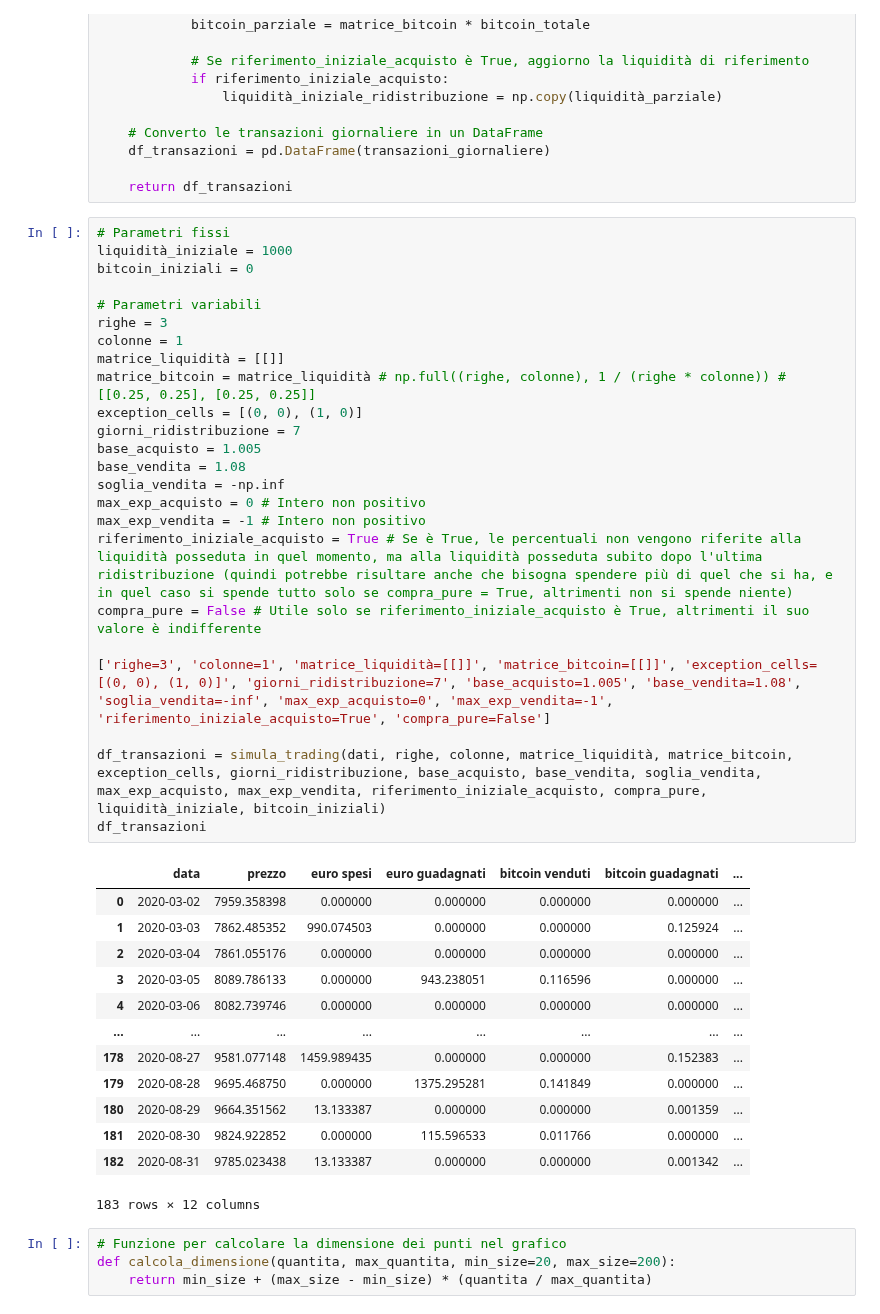
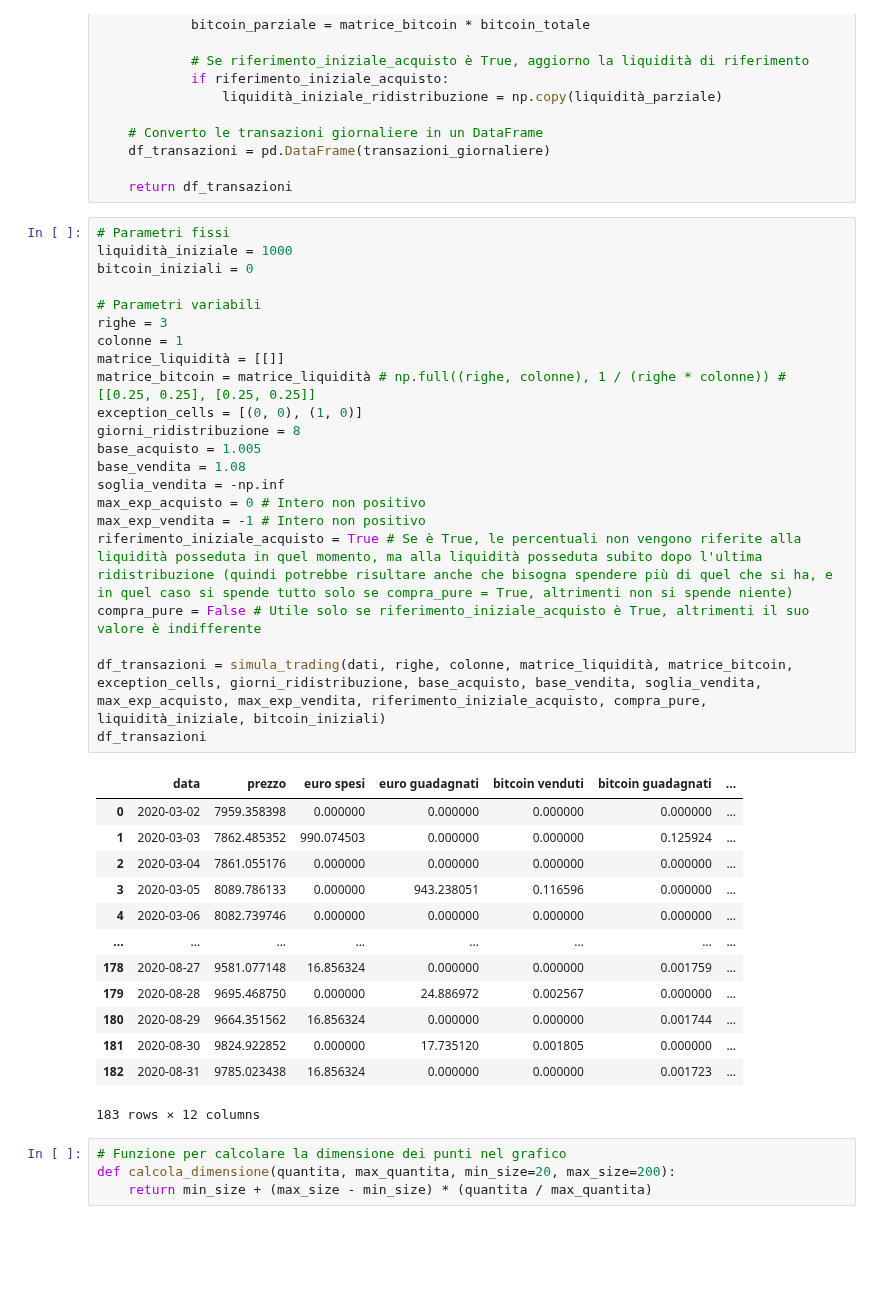
Before and after one commit to AleImbri/Crypto-strategies-simulations, a Jupyter notebook: Trading a potenze con matrice.ipynb, the cells around one changed output. Cells and saved outputs as stored; diff of their text form; blank space fills up the shorter version.

```diff
--- a/Trading a potenze con matrice.ipynb
+++ b/Trading a potenze con matrice.ipynb
@@ -242,40 +297,38 @@ def simula_trading(dati, righe, colonne, matrice_liquidità, matrice_bitcoin, ex
 # %%
 # Parametri fissi
 liquidità_iniziale = 1000
 bitcoin_iniziali = 0
 
 # Parametri variabili
 righe = 3
 colonne = 1
 matrice_liquidità = [[]]
 matrice_bitcoin = matrice_liquidità # np.full((righe, colonne), 1 / (righe * colonne)) # [[0.25, 0.25], [0.25, 0.25]]
 exception_cells = [(0, 0), (1, 0)]
-giorni_ridistribuzione = 7
+giorni_ridistribuzione = 8
 base_acquisto = 1.005
 base_vendita = 1.08
 soglia_vendita = -np.inf
 max_exp_acquisto = 0 # Intero non positivo
 max_exp_vendita = -1 # Intero non positivo
 riferimento_iniziale_acquisto = True # Se è True, le percentuali non vengono riferite alla liquidità posseduta in quel momento, ma alla liquidità posseduta subito dopo l'ultima ridistribuzione (quindi potrebbe risultare anche che bisogna spendere più di quel che si ha, e in quel caso si spende tutto solo se compra_pure = True, altrimenti non si spende niente)
 compra_pure = False # Utile solo se riferimento_iniziale_acquisto è True, altrimenti il suo valore è indifferente
 
-['righe=3', 'colonne=1', 'matrice_liquidità=[[]]', 'matrice_bitcoin=[[]]', 'exception_cells=[(0, 0), (1, 0)]', 'giorni_ridistribuzione=7', 'base_acquisto=1.005', 'base_vendita=1.08', 'soglia_vendita=-inf', 'max_exp_acquisto=0', 'max_exp_vendita=-1', 'riferimento_iniziale_acquisto=True', 'compra_pure=False']
-
 df_transazioni = simula_trading(dati, righe, colonne, matrice_liquidità, matrice_bitcoin, exception_cells, giorni_ridistribuzione, base_acquisto, base_vendita, soglia_vendita, max_exp_acquisto, max_exp_vendita, riferimento_iniziale_acquisto, compra_pure, liquidità_iniziale, bitcoin_iniziali)
 df_transazioni
 # %% [output]
 |  | data | prezzo | euro spesi | euro guadagnati | bitcoin venduti | bitcoin guadagnati | ... |
 | 0 | 2020-03-02 | 7959.358398 | 0.000000 | 0.000000 | 0.000000 | 0.000000 | ... |
 | 1 | 2020-03-03 | 7862.485352 | 990.074503 | 0.000000 | 0.000000 | 0.125924 | ... |
 | 2 | 2020-03-04 | 7861.055176 | 0.000000 | 0.000000 | 0.000000 | 0.000000 | ... |
 | 3 | 2020-03-05 | 8089.786133 | 0.000000 | 943.238051 | 0.116596 | 0.000000 | ... |
 | 4 | 2020-03-06 | 8082.739746 | 0.000000 | 0.000000 | 0.000000 | 0.000000 | ... |
 | ... | ... | ... | ... | ... | ... | ... | ... |
-| 178 | 2020-08-27 | 9581.077148 | 1459.989435 | 0.000000 | 0.000000 | 0.152383 | ... |
-| 179 | 2020-08-28 | 9695.468750 | 0.000000 | 1375.295281 | 0.141849 | 0.000000 | ... |
-| 180 | 2020-08-29 | 9664.351562 | 13.133387 | 0.000000 | 0.000000 | 0.001359 | ... |
-| 181 | 2020-08-30 | 9824.922852 | 0.000000 | 115.596533 | 0.011766 | 0.000000 | ... |
-| 182 | 2020-08-31 | 9785.023438 | 13.133387 | 0.000000 | 0.000000 | 0.001342 | ... |
+| 178 | 2020-08-27 | 9581.077148 | 16.856324 | 0.000000 | 0.000000 | 0.001759 | ... |
+| 179 | 2020-08-28 | 9695.468750 | 0.000000 | 24.886972 | 0.002567 | 0.000000 | ... |
+| 180 | 2020-08-29 | 9664.351562 | 16.856324 | 0.000000 | 0.000000 | 0.001744 | ... |
+| 181 | 2020-08-30 | 9824.922852 | 0.000000 | 17.735120 | 0.001805 | 0.000000 | ... |
+| 182 | 2020-08-31 | 9785.023438 | 16.856324 | 0.000000 | 0.000000 | 0.001723 | ... |
 183 rows × 12 columns
 # %%
 # Funzione per calcolare la dimensione dei punti nel grafico
```
Also changed, not shown: parts of 3 cells of this notebook, 5 other files.
